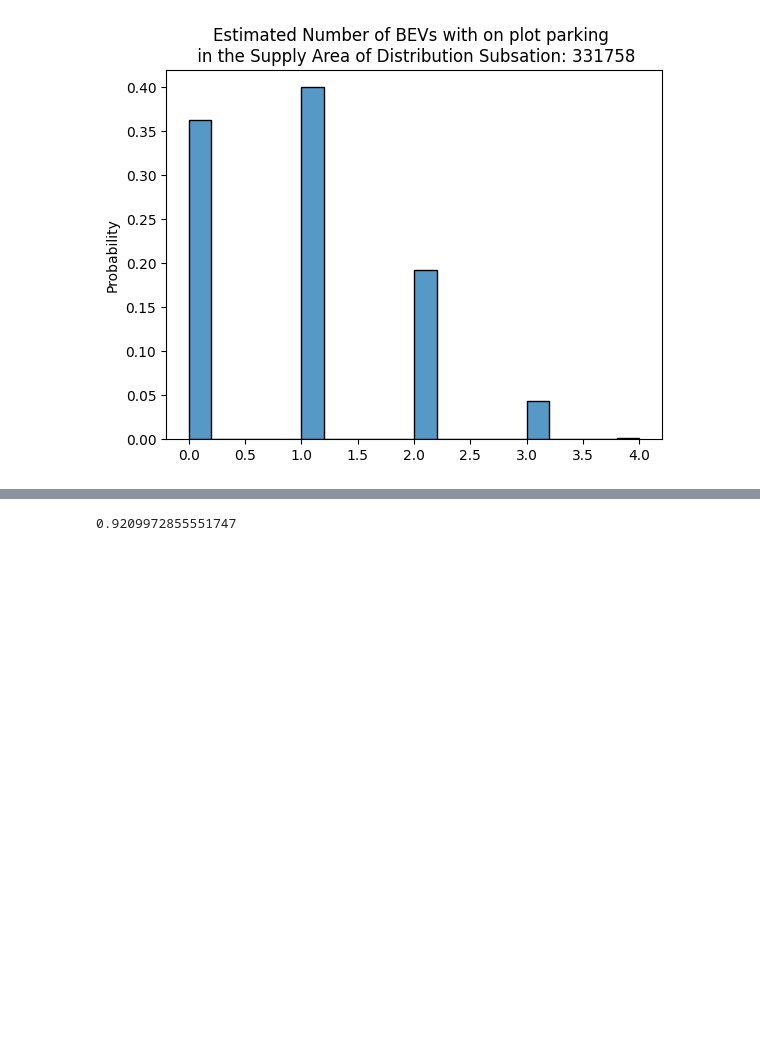
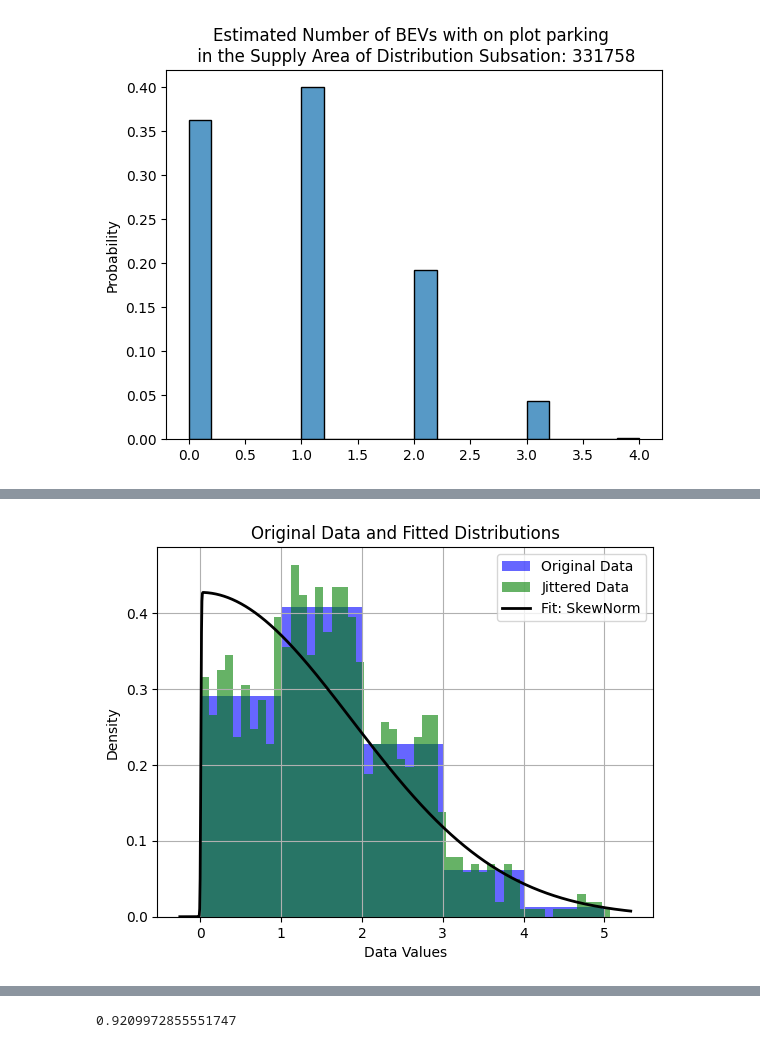
Before and after one commit to robertoldaker/net-zero-energy-systems, a Jupyter notebook: EvDemandModel/Dev/HistoricalDataEstimation.ipynb, the cells around one changed output, grey strips where cells are left out. Cells and saved outputs as stored; diff of their text form; code cells hidden in the pictures; blank space fills up the shorter version.

```diff
--- a/EvDemandModel/Dev/HistoricalDataEstimation.ipynb
+++ b/EvDemandModel/Dev/HistoricalDataEstimation.ipynb
@@ -1272,0 +1287,21 @@ ds_bevs.mean()
+# %%
+plt.hist(ds_bevs, bins=len(np.unique(ds_bevs))-1, density=True, alpha=0.6, color='b', label='Original Data')
+plt.hist(jittered_data, bins=50, density=True, alpha=0.6, color='g', label='Jittered Data')
+
+params_skewnorm = skewnorm.fit(jittered_data)
+
+# Create an array over which you'll compute the PDFs
+xmin, xmax = plt.xlim()
+x = np.linspace(xmin, xmax, 1000)
+
+# Plot the PDFs using the parameters obtained from the fit
+plt.plot(x, skewnorm.pdf(x, *params_skewnorm), 'k', linewidth=2, label='Fit: SkewNorm')
+
+plt.legend(loc='best')
+plt.xlabel('Data Values')
+plt.ylabel('Density')
+plt.title('Original Data and Fitted Distributions')
+plt.grid(True)
+plt.show()
+# %% [output]
+[figure, added]
```
Also changed, not shown: parts of 12 cells of this notebook.
